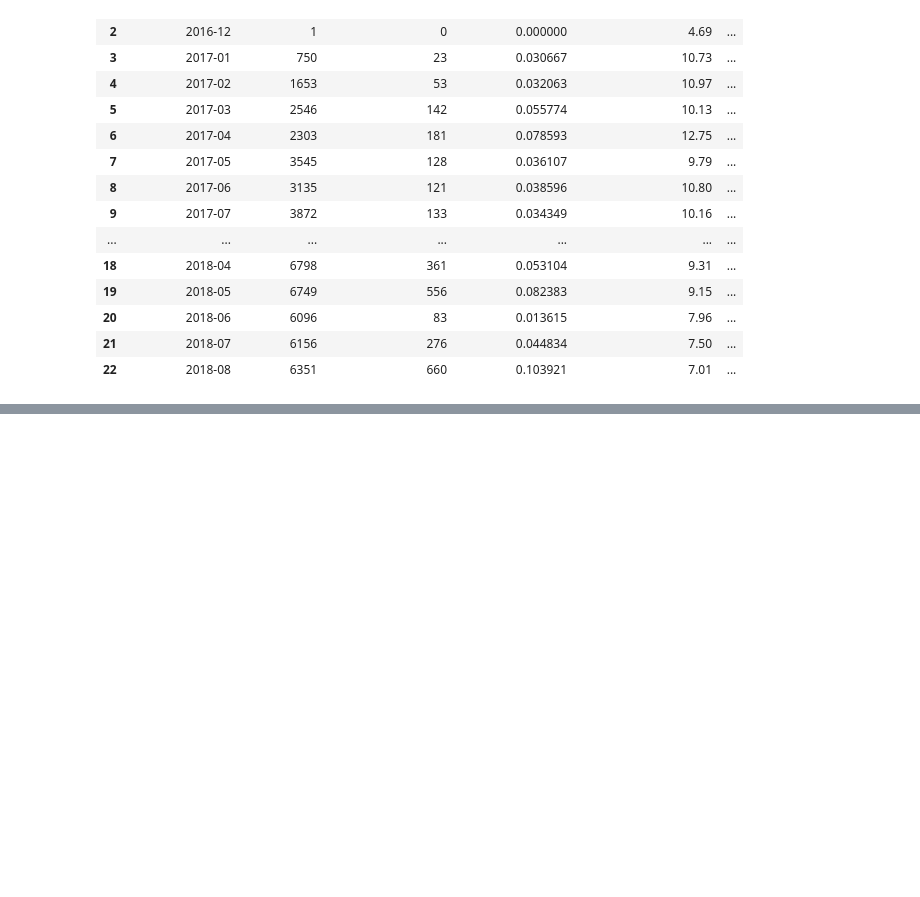
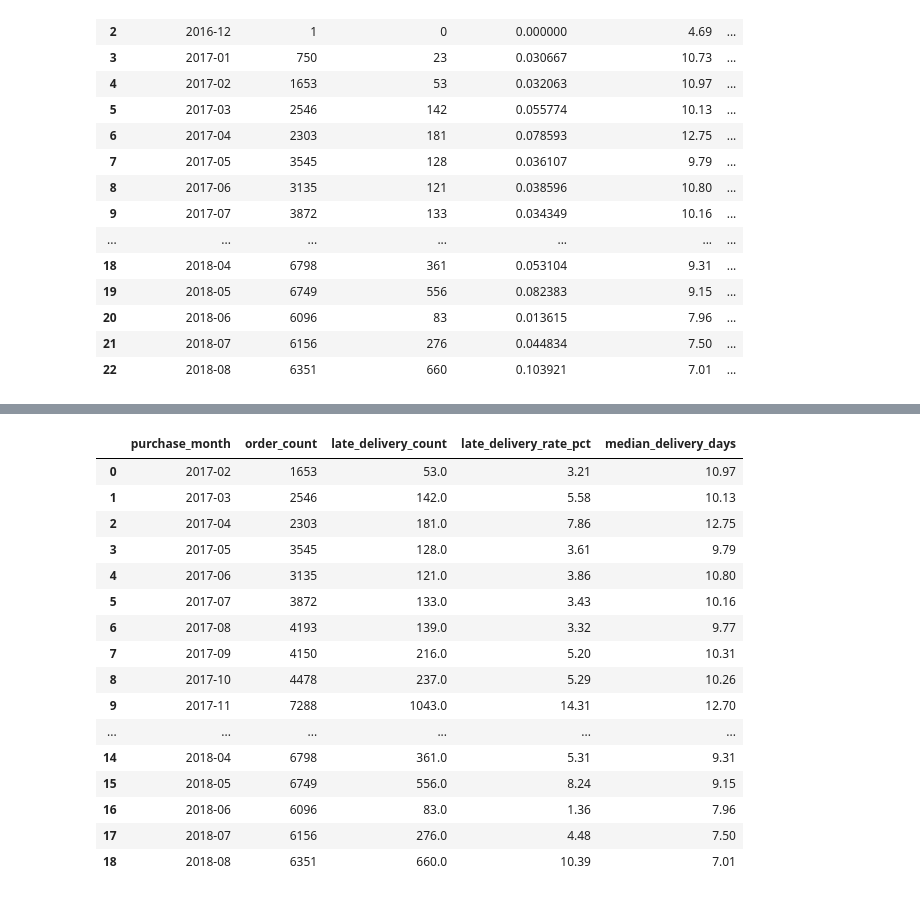
Before and after one commit to namitaramesh/ecommerce-delivery-reliability-analysis, a Jupyter notebook: notebooks/01_data_inventory.ipynb, the cells around one changed output, grey strips where cells are left out. Saved outputs shown, nothing was run; the diff lists cells and outputs as text; code cells hidden in the pictures; blank space fills up the shorter version.

```diff
--- a/notebooks/01_data_inventory.ipynb
+++ b/notebooks/01_data_inventory.ipynb
@@ -1152,0 +1250,82 @@ monthly_delivery_summary
+# %%
+import duckdb
+
+con = duckdb.connect()
+
+con.register(
+    "delivery_orders",
+    delivery_orders
+)
+
+monthly_sql_summary = con.execute(
+    """
+    WITH monthly_source AS (
+        SELECT
+            strftime(
+                order_purchase_timestamp,
+                '%Y-%m'
+            ) AS purchase_month,
+
+            late_delivery,
+
+            delivery_days
+
+        FROM delivery_orders
+    )
+
+    SELECT
+        purchase_month,
+
+        COUNT(*) AS order_count,
+
+        SUM(
+            CASE
+                WHEN late_delivery THEN 1
+                ELSE 0
+            END
+        ) AS late_delivery_count,
+
+        ROUND(
+            100.0 * AVG(
+                CASE
+                    WHEN late_delivery THEN 1.0
+                    ELSE 0.0
+                END
+            ),
+            2
+        ) AS late_delivery_rate_pct,
+
+        ROUND(
+            MEDIAN(delivery_days),
+            2
+        ) AS median_delivery_days
+
+    FROM monthly_source
+
+    GROUP BY purchase_month
+
+    HAVING COUNT(*) >= 1000
+
+    ORDER BY purchase_month
+    """
+).df()
+
+monthly_sql_summary
+# %% [output]
+|  | purchase_month | order_count | late_delivery_count | late_delivery_rate_pct | median_delivery_days |
+| 0 | 2017-02 | 1653 | 53.0 | 3.21 | 10.97 |
+| 1 | 2017-03 | 2546 | 142.0 | 5.58 | 10.13 |
+| 2 | 2017-04 | 2303 | 181.0 | 7.86 | 12.75 |
+| 3 | 2017-05 | 3545 | 128.0 | 3.61 | 9.79 |
+| 4 | 2017-06 | 3135 | 121.0 | 3.86 | 10.80 |
+| 5 | 2017-07 | 3872 | 133.0 | 3.43 | 10.16 |
+| 6 | 2017-08 | 4193 | 139.0 | 3.32 | 9.77 |
+| 7 | 2017-09 | 4150 | 216.0 | 5.20 | 10.31 |
+| 8 | 2017-10 | 4478 | 237.0 | 5.29 | 10.26 |
+| 9 | 2017-11 | 7288 | 1043.0 | 14.31 | 12.70 |
+| ... | ... | ... | ... | ... | ... |
+| 14 | 2018-04 | 6798 | 361.0 | 5.31 | 9.31 |
+| 15 | 2018-05 | 6749 | 556.0 | 8.24 | 9.15 |
+| 16 | 2018-06 | 6096 | 83.0 | 1.36 | 7.96 |
+| 17 | 2018-07 | 6156 | 276.0 | 4.48 | 7.50 |
+| 18 | 2018-08 | 6351 | 660.0 | 10.39 | 7.01 |
```
Also changed, not shown: parts of 10 cells of this notebook, 5 other files.
